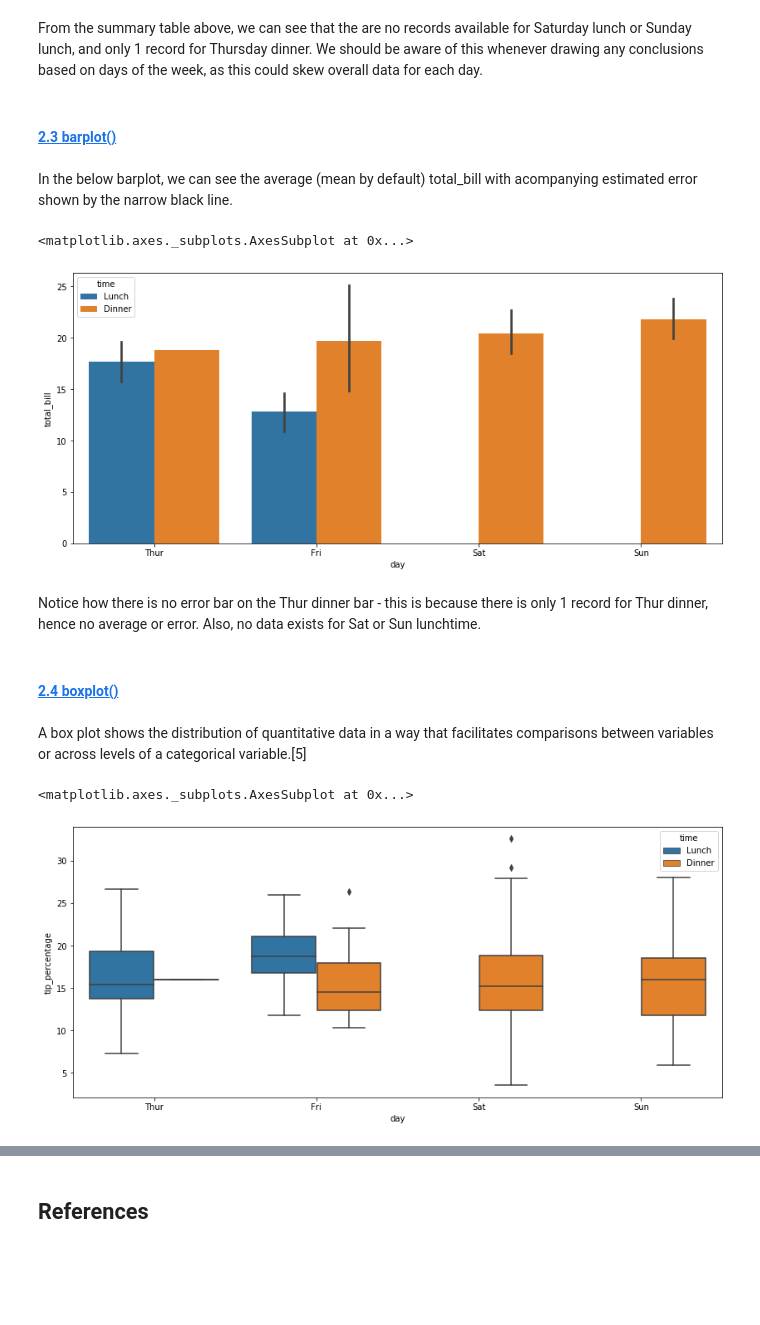
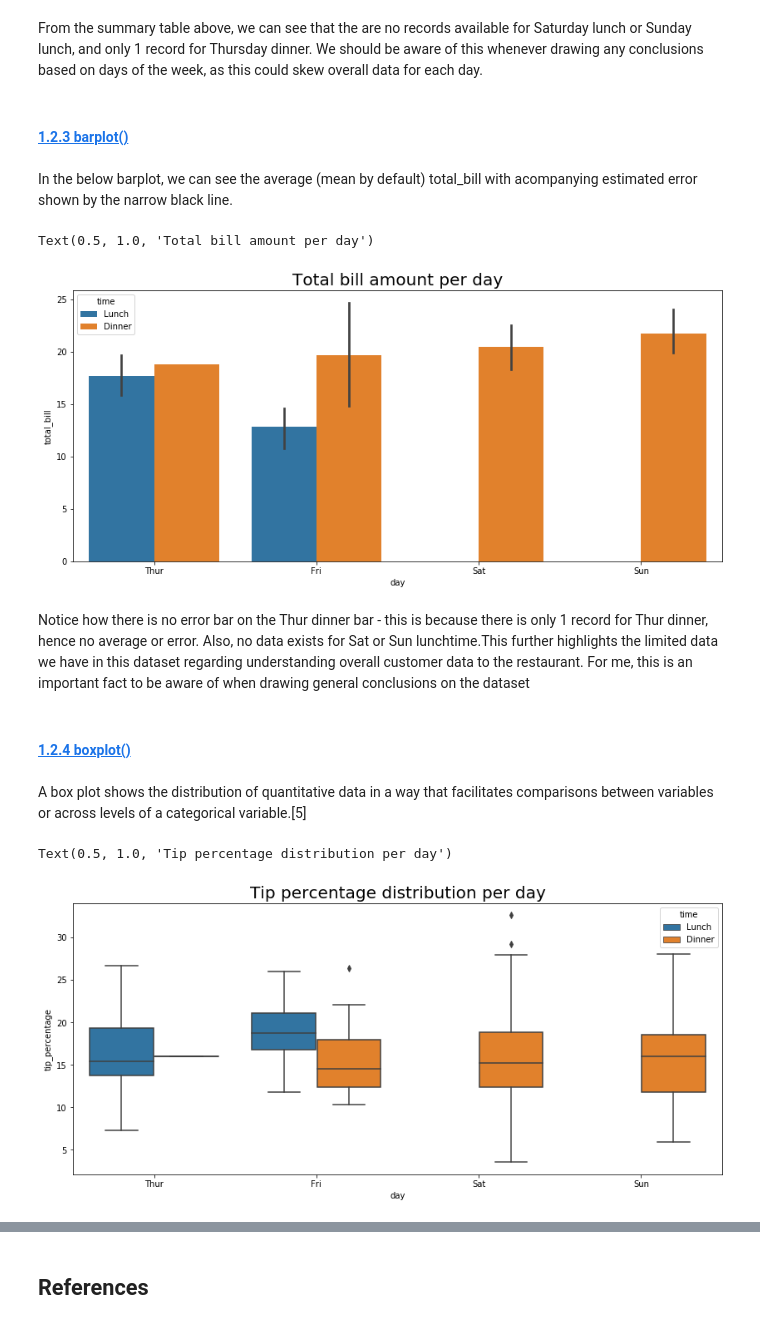
Before and after one commit to BarryClarke/Fundamentals---Assessment-2019, a Jupyter notebook: Tips dataset.ipynb, the cells around one changed output, grey strips where cells are left out. Cells and saved outputs as stored; diff of their text form; code cells hidden in the pictures; blank space fills up the shorter version.

```diff
--- a/Tips dataset.ipynb
+++ b/Tips dataset.ipynb
@@ -220,25 +238,27 @@ tips3.groupby(['day', 'time']).sum()
 # %% [markdown]
 From the summary table above, we can see that the are no records available for Saturday lunch or Sunday lunch, and only 1 record for Thursday dinner. We should be aware of this whenever drawing any conclusions based on days of the week, as this could skew overall data for each day.
 # %% [markdown]
-#### [2.3 barplot()](https://seaborn.pydata.org/generated/seaborn.barplot.html?highlight=barplot#seaborn.barplot)
+#### [1.2.3 barplot()](https://seaborn.pydata.org/generated/seaborn.barplot.html?highlight=barplot#seaborn.barplot)
 # %% [markdown]
 In the below barplot, we can see the average (mean by default) total_bill with acompanying estimated error shown by the narrow black line.
 # %%
 # Use the barplot function to observe the average total_bill acroos the categories of days and mealtimes
 sns.barplot(x="day", y="total_bill", hue="time", data=tips2)
+plt.title('Total bill amount per day', size=20)
 # %% [output]
-<matplotlib.axes._subplots.AxesSubplot at 0x...>
+Text(0.5, 1.0, 'Total bill amount per day')
-[figure, old version]
+[figure, new version]
 # %% [markdown]
-Notice how there is no error bar on the Thur dinner bar - this is because there is only 1 record for Thur dinner, hence no average or error. Also, no data exists for Sat or Sun lunchtime.
+Notice how there is no error bar on the Thur dinner bar - this is because there is only 1 record for Thur dinner, hence no average or error. Also, no data exists for Sat or Sun lunchtime.This further highlights the limited data we have in this dataset regarding understanding overall customer data to the restaurant. For me, this is an important fact to be aware of when drawing general conclusions on the dataset
 # %% [markdown]
-#### [2.4 boxplot()](https://seaborn.pydata.org/generated/seaborn.boxplot.html#seaborn.boxplot)
+#### [1.2.4 boxplot()](https://seaborn.pydata.org/generated/seaborn.boxplot.html#seaborn.boxplot)
 # %% [markdown]
 A box plot shows the distribution of quantitative data in a way that facilitates comparisons between variables or across levels of a categorical variable.[5]
 # %%
 # Use boxplot function to compare tip percentage across days and meal times
 sns.boxplot(x="day", y="tip_percentage", hue="time", data=tips2)
+plt.title('Tip percentage distribution per day', size=20)
 # %% [output]
-<matplotlib.axes._subplots.AxesSubplot at 0x...>
+Text(0.5, 1.0, 'Tip percentage distribution per day')
-[figure, old version]
+[figure, new version]
 # %% [markdown]
```
Also changed, not shown: parts of 27 cells of this notebook.
